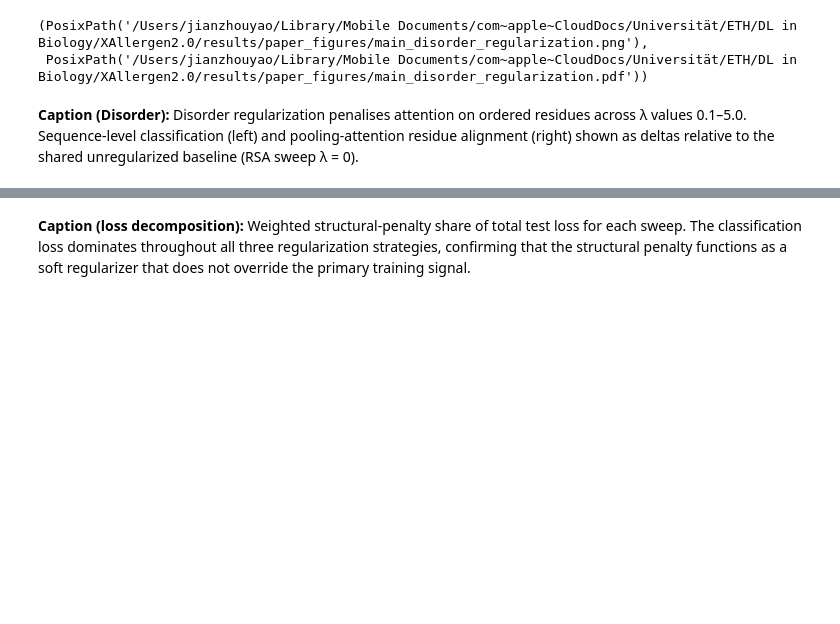
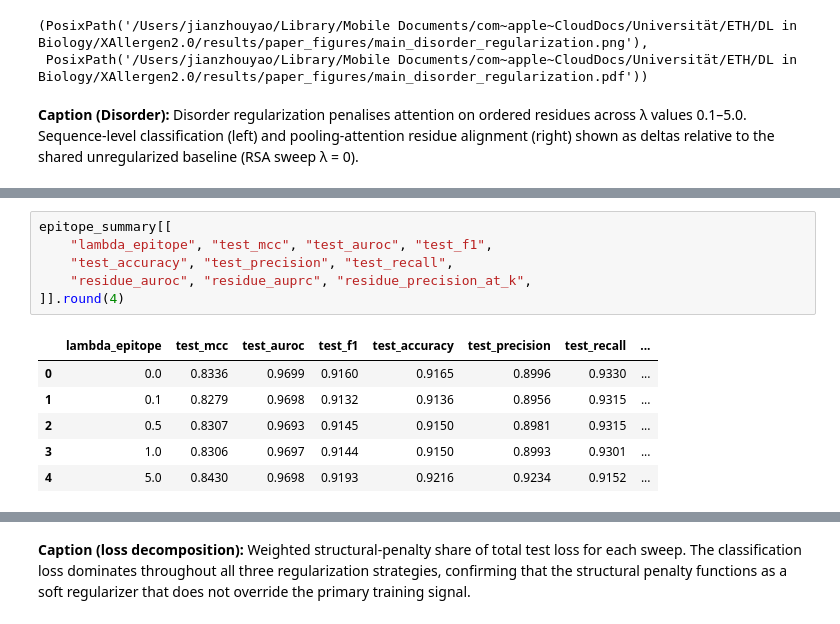
Before and after one commit to Jeffateth/XAllergen2.0, a Jupyter notebook: notebooks/14_visualize_structural_regularization.ipynb, the cells around one changed output, grey strips where cells are left out. Cells and saved outputs as stored; diff of their text form; blank space fills up the shorter version.

```diff
--- a/notebooks/14_visualize_structural_regularization.ipynb
+++ b/notebooks/14_visualize_structural_regularization.ipynb
@@ -369,0 +388,13 @@ plot_sweep_panels(
+# %%
+epitope_summary[[
+    "lambda_epitope", "test_mcc", "test_auroc", "test_f1",
+    "test_accuracy", "test_precision", "test_recall",
+    "residue_auroc", "residue_auprc", "residue_precision_at_k",
+]].round(4)
+# %% [output]
+|  | lambda_epitope | test_mcc | test_auroc | test_f1 | test_accuracy | test_precision | test_recall | ... |
+| 0 | 0.0 | 0.8336 | 0.9699 | 0.9160 | 0.9165 | 0.8996 | 0.9330 | ... |
+| 1 | 0.1 | 0.8279 | 0.9698 | 0.9132 | 0.9136 | 0.8956 | 0.9315 | ... |
+| 2 | 0.5 | 0.8307 | 0.9693 | 0.9145 | 0.9150 | 0.8981 | 0.9315 | ... |
+| 3 | 1.0 | 0.8306 | 0.9697 | 0.9144 | 0.9150 | 0.8993 | 0.9301 | ... |
+| 4 | 5.0 | 0.8430 | 0.9698 | 0.9193 | 0.9216 | 0.9234 | 0.9152 | ... |
```
Also changed, not shown: parts of 12 cells of this notebook, 13 other files.
